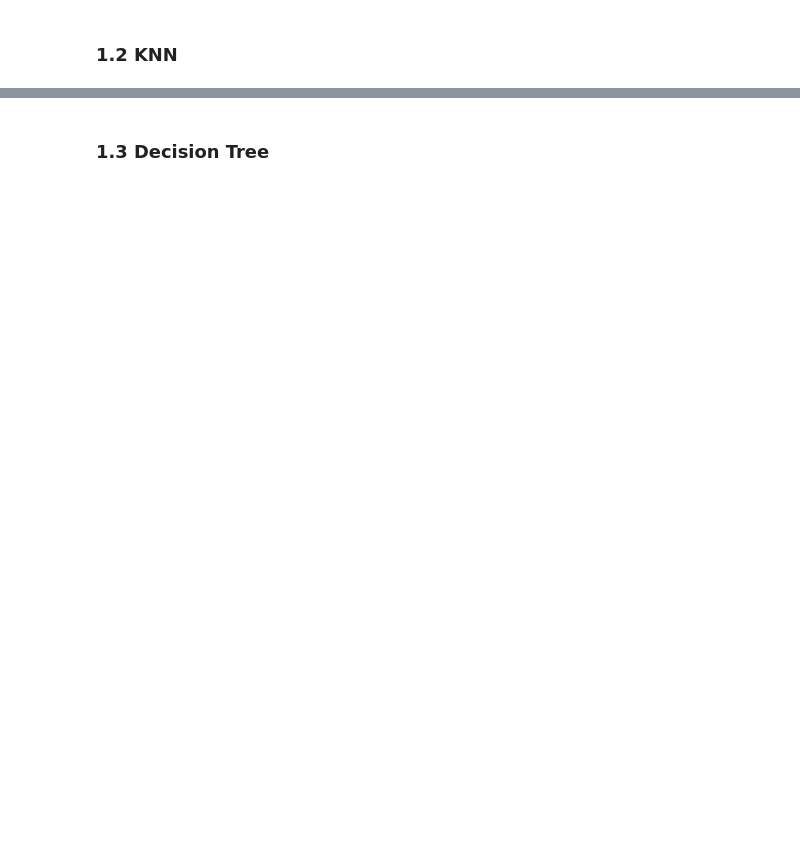
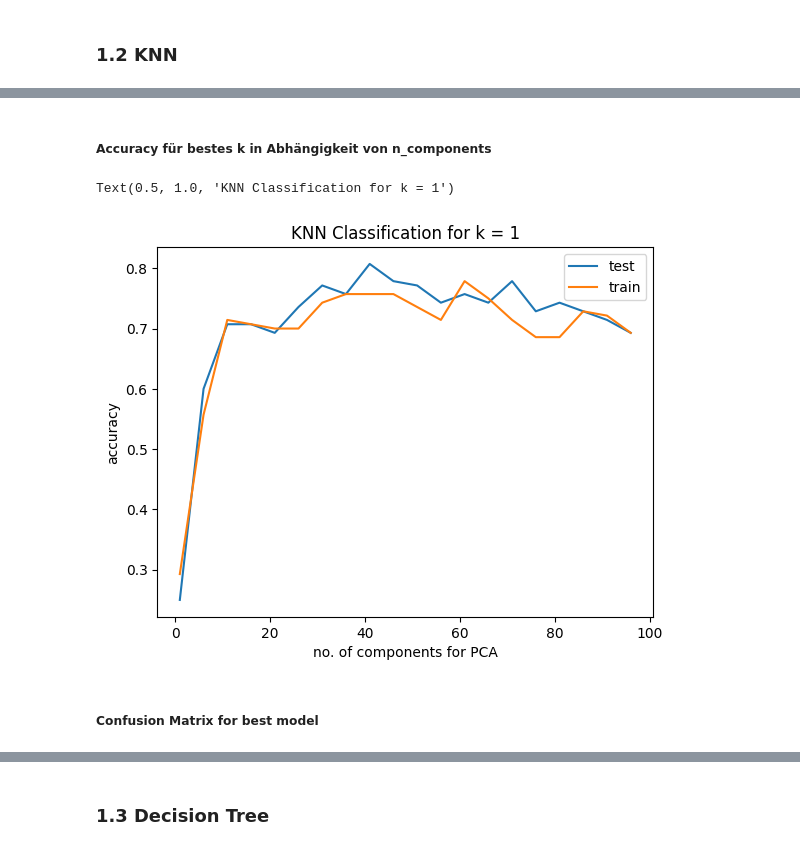
Before and after one commit to mayonesa-parquet/ml, a Jupyter notebook: ML-Projekt.ipynb, the cells around one changed output, grey strips where cells are left out. Saved outputs shown, nothing was run; the diff lists cells and outputs as text; code cells hidden in the pictures; blank space fills up the shorter version.

```diff
--- a/ML-Projekt.ipynb
+++ b/ML-Projekt.ipynb
@@ -366,0 +481,19 @@ X_test = sc.transform(X_test)
+# %% [markdown]
+##### Accuracy für bestes k in Abhängigkeit von n_components
+# %%
+#plotting accuracies for best k depending on n_components
+best_k_index = k_neighbors.index(max_accuracy['k'])
+nn_accuracies_test  = [acc[best_k_index][0] for acc in accuracies]
+nn_accuracies_train = [acc[best_k_index][1] for acc in accuracies]
+
+plt.plot(n_components, nn_accuracies_test, label ="test")
+plt.plot(n_components, nn_accuracies_train, label="train")
+plt.xlabel("no. of components for PCA")
+plt.ylabel("accuracy")
+plt.legend()
+plt.title("KNN Classification for k = " + str(max_accuracy['k']))
+# %% [output]
+Text(0.5, 1.0, 'KNN Classification for k = 1')
+[figure, added]
+# %% [markdown]
+##### Confusion Matrix for best model
```
Also changed, not shown: parts of 28 cells of this notebook.
